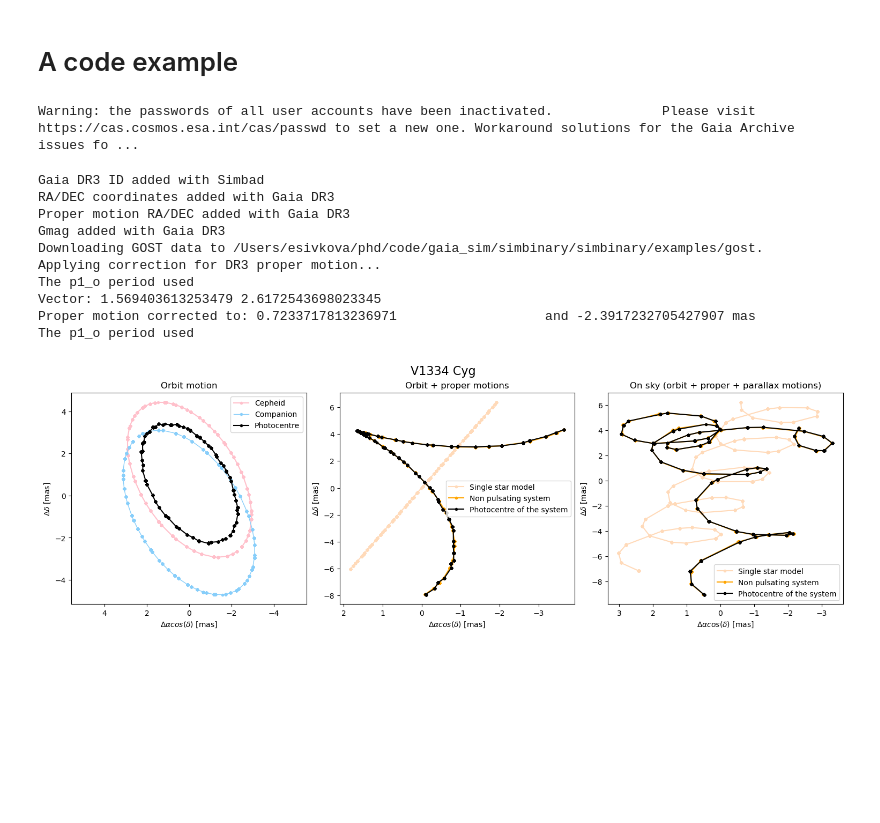
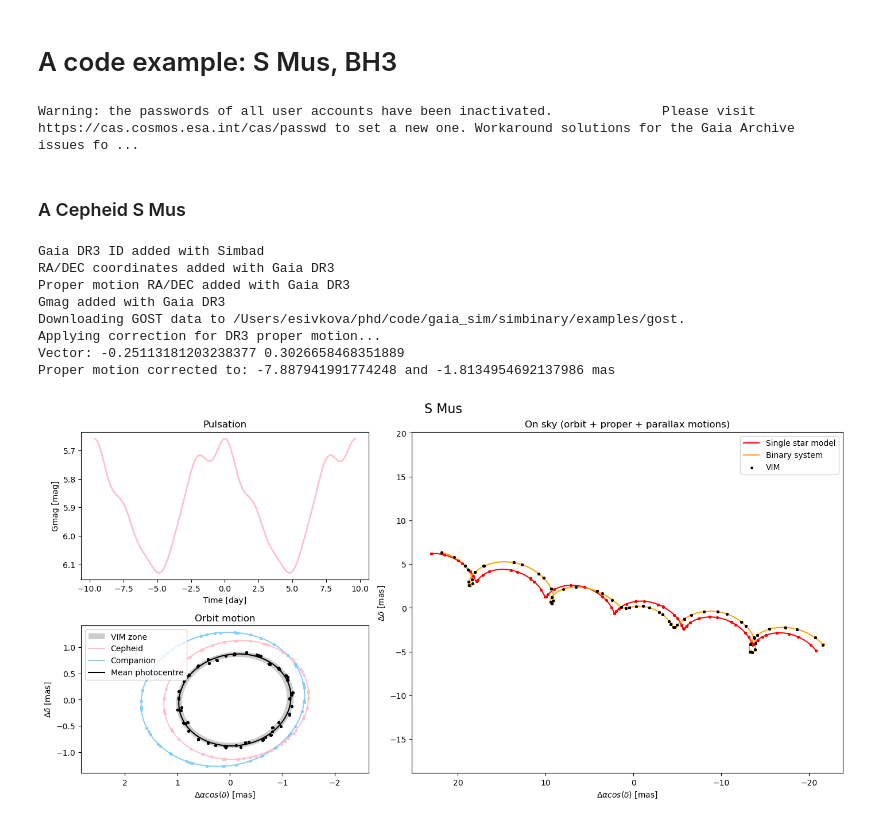
Before and after one commit to katsivkova/simbinary, a Jupyter notebook: examples/example.ipynb, the cells around one changed output. Cells and saved outputs as stored; diff of their text form; code cells hidden in the pictures; blank space fills up the shorter version.

```diff
--- a/examples/example.ipynb
+++ b/examples/example.ipynb
@@ -1,3 +1,3 @@
 # %% [markdown]
-# A code example
+# A code example: S Mus, BH3
 # %%
@@ -15,37 +7,37 @@ fit_dir = '/Users/esivkova/phd/code/gaia_sim/notebook_fit/' # optional
 # %% [output]
 Warning: the passwords of all user accounts have been inactivated.              Please visit https://cas.cosmos.esa.int/cas/passwd to set a new one. Workaround solutions for the Gaia Archive issues fo ...
+# %% [markdown]
+### A Cepheid S Mus
 # %%
-params = {'Object': 'V1334 Cyg', #simbad resolved name
+params = {'Object': 'S Mus', #simbad resolved name
 # 'id3': 11111..., if no gaia resolved name, write gaia dr3 id here
  'type': 'cepheid', # can be 'binary' or 'BH'
- 'P': 1932.8,
- 'a': 8.54,
- 'e': 0.233,
- 'i': 124.94,
- 'Omega': 213.17,
- 'w': 229.8,
- 'T0': 2453316.75,
- 'q': 0.942,
- 'pll': 1.388,
- 'Vcomp': 7.99 # mandatory for types cepheid and binary
+ 'P': 506.3,
+ 'a': 2.95,
+ 'e': 0.088,
+ 'i': 144.7,
+ 'Omega': 99.6,
+ 'w': 194.8,
+ 'T0': 2457165.9,
+ 'q': 0.885,
+ 'pll': 1.167,
+ 'Vcomp': 8.2 # mandatory for types cepheid and binary
 }
 # %%
-sb = sim.SimBinary(params, DataRelease = 4) # DataRelease from 1 to 5
+sb = SimBinary(params, DataRelease = 4) # DataRelease from 1 to 5
 
-w_bs = sb.SimDR4() # simulated along scan points
-sim_astrometry = sb.get_dataframe(data_dir) # a dataframe
+sim_astrometry = sb.get_dataframe() # a dataframe with Gaia-like data
 # %% [output]
 Gaia DR3 ID added with Simbad
 RA/DEC coordinates added with Gaia DR3
 Proper motion RA/DEC added with Gaia DR3
 Gmag added with Gaia DR3
-Downloading GOST data to /Users/esivkova/phd/code/gaia_sim/simbinary/simbinary/examples/gost.
+Downloading GOST data to /Users/esivkova/phd/code/gaia_sim/simbinary/examples/gost.
 Applying correction for DR3 proper motion...
-The p1_o period used
-Vector: 1.569403613253479 2.6172543698023345
-Proper motion corrected to: 0.7233717813236971                   and -2.3917232705427907 mas
-The p1_o period used
+Vector: -0.25113181203238377 0.3026658468351889
+Proper motion corrected to: -7.887941991774248 and -1.8134954692137986 mas
 # %%
-sb.PlotSim(plot_dir) # plot. plot_dir is optional
+sb.PlotCepheid(Npoints=500) # plot. for non pulsating targets use sb.Plot
+# has plot_dir - a directory where it saves the plot and Npoints - number of points to consider for visualization
 # %% [output]
-[figure, old version]
+[figure, new version]
```
Also changed, not shown: parts of 7 cells of this notebook, 2 other files.
